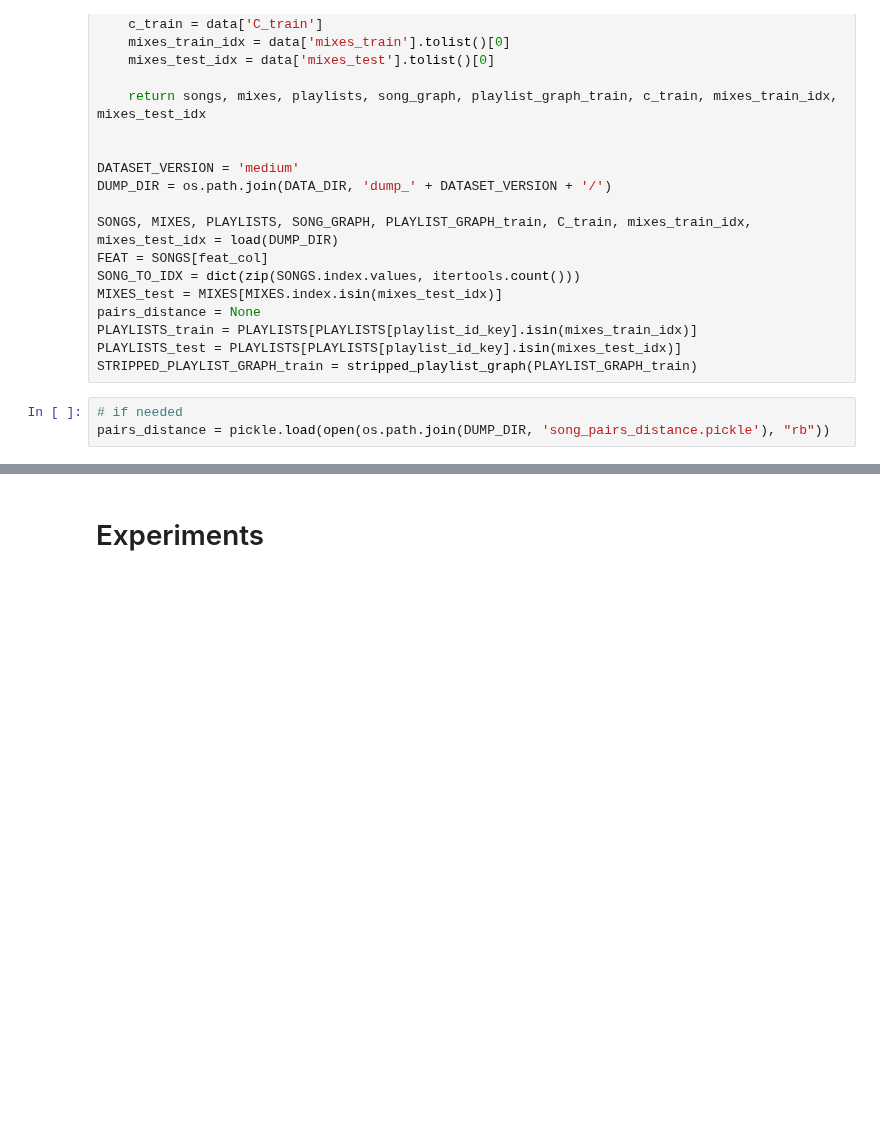
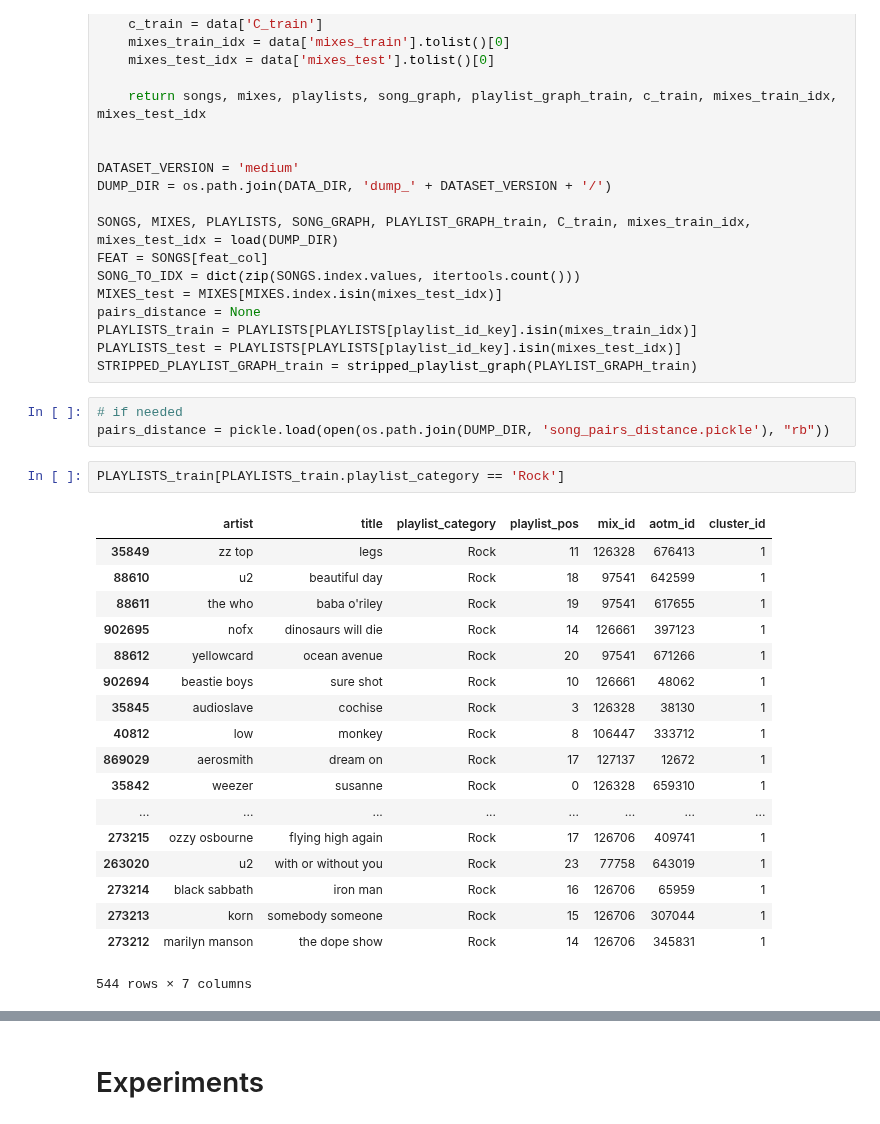
Before and after one commit to kikohs/recog, a Jupyter notebook: notebook/Rec sys.ipynb, the cells around one changed output, grey strips where cells are left out. Saved outputs shown, nothing was run; the diff lists cells and outputs as text; blank space fills up the shorter version.

```diff
--- a/notebook/Rec sys.ipynb
+++ b/notebook/Rec sys.ipynb
@@ -372,3 +372,24 @@ STRIPPED_PLAYLIST_GRAPH_train = stripped_playlist_graph(PLAYLIST_GRAPH_train)
 # %%
 # if needed
 pairs_distance = pickle.load(open(os.path.join(DUMP_DIR, 'song_pairs_distance.pickle'), "rb"))
+# %%
+PLAYLISTS_train[PLAYLISTS_train.playlist_category == 'Rock']
+# %% [output]
+|  | artist | title | playlist_category | playlist_pos | mix_id | aotm_id | cluster_id |
+| 35849 | zz top | legs | Rock | 11 | 126328 | 676413 | 1 |
+| 88610 | u2 | beautiful day | Rock | 18 | 97541 | 642599 | 1 |
+| 88611 | the who | baba o'riley | Rock | 19 | 97541 | 617655 | 1 |
+| 902695 | nofx | dinosaurs will die | Rock | 14 | 126661 | 397123 | 1 |
+| 88612 | yellowcard | ocean avenue | Rock | 20 | 97541 | 671266 | 1 |
+| 902694 | beastie boys | sure shot | Rock | 10 | 126661 | 48062 | 1 |
+| 35845 | audioslave | cochise | Rock | 3 | 126328 | 38130 | 1 |
+| 40812 | low | monkey | Rock | 8 | 106447 | 333712 | 1 |
+| 869029 | aerosmith | dream on | Rock | 17 | 127137 | 12672 | 1 |
+| 35842 | weezer | susanne | Rock | 0 | 126328 | 659310 | 1 |
+| ... | ... | ... | ... | ... | ... | ... | ... |
+| 273215 | ozzy osbourne | flying high again | Rock | 17 | 126706 | 409741 | 1 |
+| 263020 | u2 | with or without you | Rock | 23 | 77758 | 643019 | 1 |
+| 273214 | black sabbath | iron man | Rock | 16 | 126706 | 65959 | 1 |
+| 273213 | korn | somebody someone | Rock | 15 | 126706 | 307044 | 1 |
+| 273212 | marilyn manson | the dope show | Rock | 14 | 126706 | 345831 | 1 |
+544 rows × 7 columns
```
Also changed, not shown: parts of 13 cells of this notebook, 2 other files.
